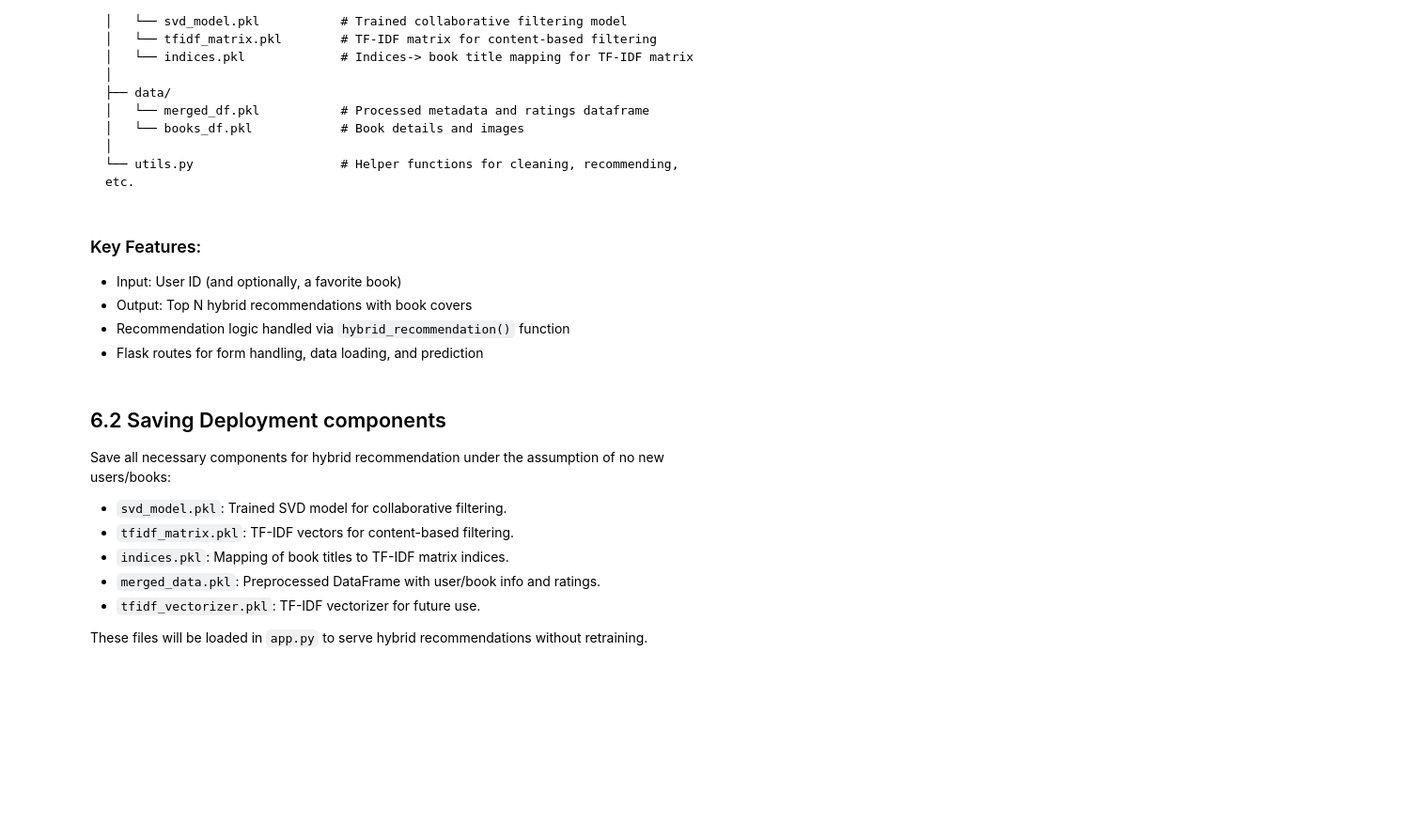
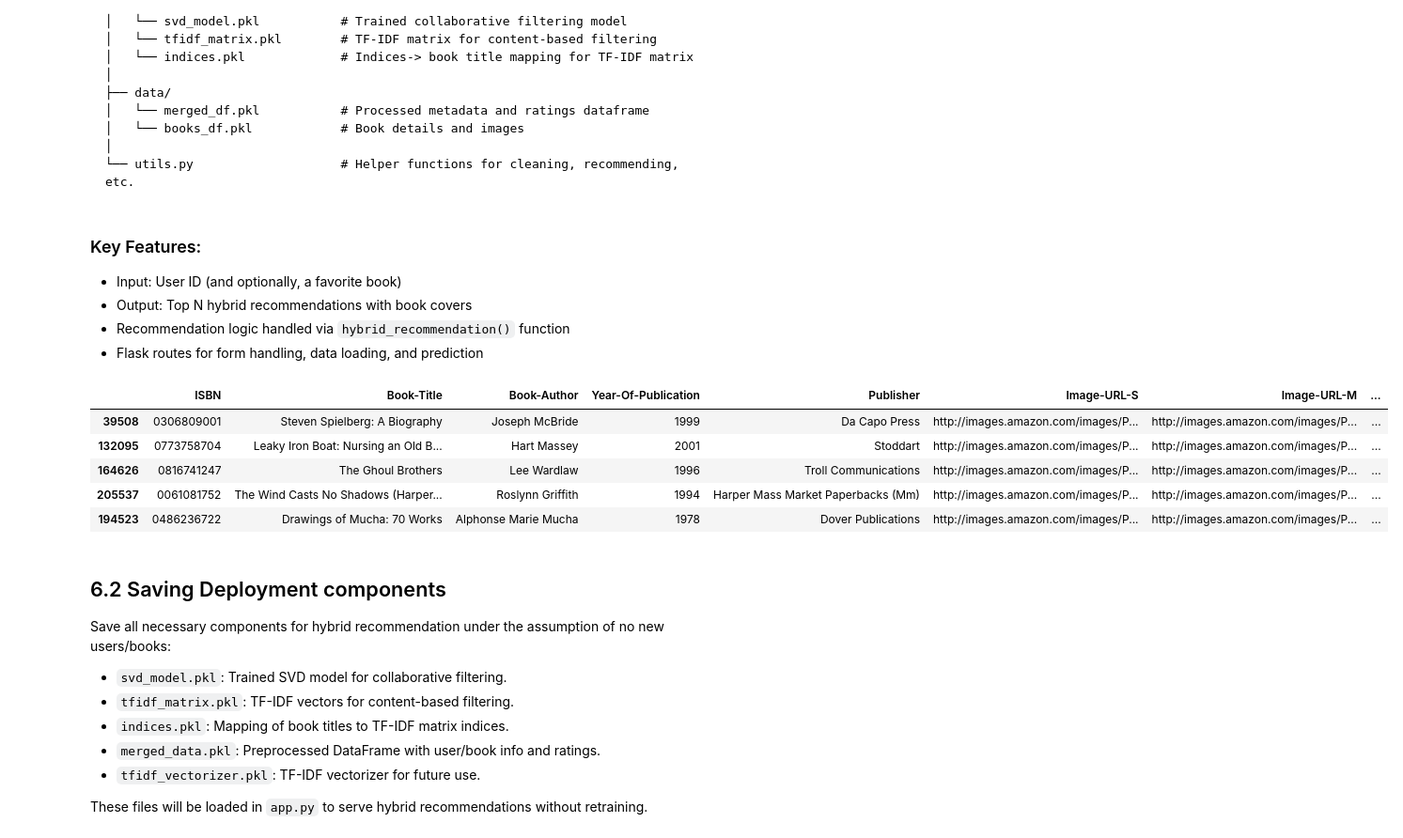
Before and after one commit to ruth-kitasi/Online-Book-Recommender-System, a Jupyter notebook: notebooks/leo.ipynb, the cells around one changed output. Shown: that part at 94% size. Saved outputs shown, nothing was run; the diff lists cells and outputs as text; code cells hidden in the pictures; blank space fills up the shorter version.

```diff
--- a/notebooks/leo.ipynb
+++ b/notebooks/leo.ipynb
@@ -1425,6 +1425,15 @@ To make the recommendation system accessible to end-users, we'll deploy it via a
 - Output: Top N hybrid recommendations with book covers
 - Recommendation logic handled via `hybrid_recommendation()` function
 - Flask routes for form handling, data loading, and prediction
+# %%
+books_df.sample(n=5)
+# %% [output]
+|  | ISBN | Book-Title | Book-Author | Year-Of-Publication | Publisher | Image-URL-S | Image-URL-M | ... |
+| 39508 | 0306809001 | Steven Spielberg: A Biography | Joseph McBride | 1999 | Da Capo Press | http://images.amazon.com/images/P... | http://images.amazon.com/images/P... | ... |
+| 132095 | 0773758704 | Leaky Iron Boat: Nursing an Old B... | Hart Massey | 2001 | Stoddart | http://images.amazon.com/images/P... | http://images.amazon.com/images/P... | ... |
+| 164626 | 0816741247 | The Ghoul Brothers | Lee Wardlaw | 1996 | Troll Communications | http://images.amazon.com/images/P... | http://images.amazon.com/images/P... | ... |
+| 205537 | 0061081752 | The Wind Casts No Shadows (Harper... | Roslynn Griffith | 1994 | Harper Mass Market Paperbacks (Mm) | http://images.amazon.com/images/P... | http://images.amazon.com/images/P... | ... |
+| 194523 | 0486236722 | Drawings of Mucha: 70 Works | Alphonse Marie Mucha | 1978 | Dover Publications | http://images.amazon.com/images/P... | http://images.amazon.com/images/P... | ... |
 # %% [markdown]
 ## 6.2 Saving Deployment components
 
```
Also changed, not shown: 2 other files.
